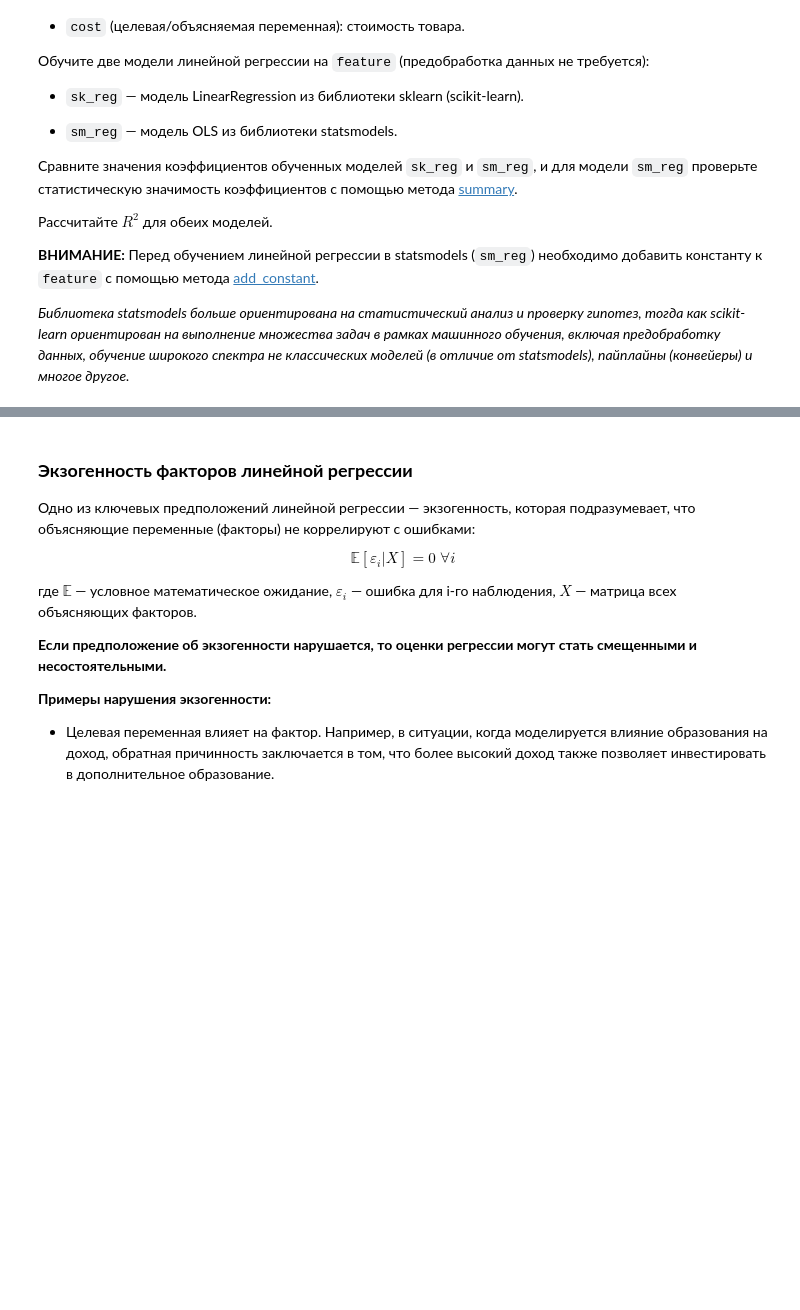
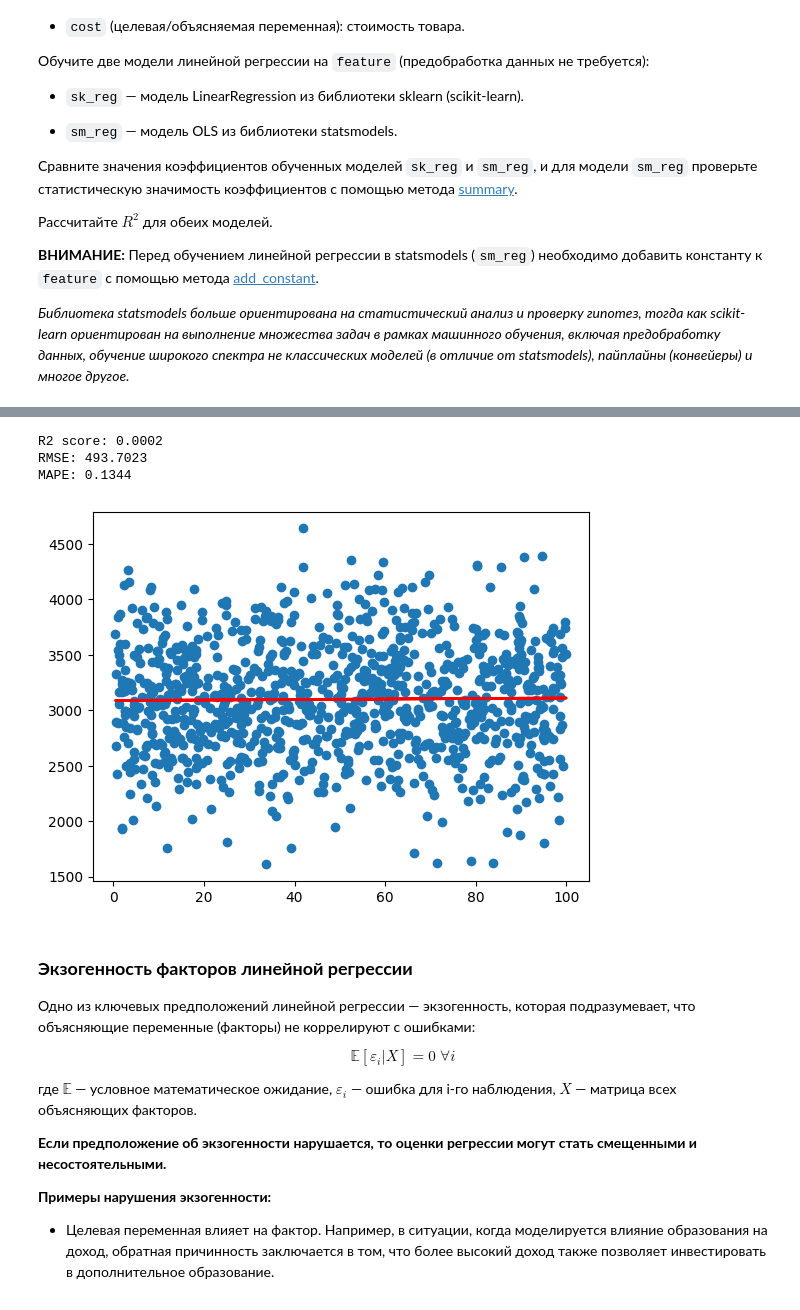
Before and after one commit to HoshiBatista/ODS.ai-Classic-ML-course, a Jupyter notebook: notebooks/home_work_1/01. Задание.ipynb, the cells around one changed output, grey strips where cells are left out. Drawn from its saved outputs; the diff is of its cells as text; code cells hidden in the pictures; blank space fills up the shorter version.

```diff
--- a/notebooks/home_work_1/01. Задание.ipynb
+++ b/notebooks/home_work_1/01. Задание.ipynb
@@ -218,16 +258,24 @@ print(sm_reg.summary())
 # %%
 # Посчитайте метрики качества модели sm_reg
 
-metrics_report(...)
+metrics_report(cost, sm_reg.predict(feature_const))
+# %% [output]
+R2 score: 0.0002
+RMSE: 493.7023
+MAPE: 0.1344
 # %%
 # Постройте точечную диаграмму cost ~ feature и нанесите на нее предсказания одной из моделей
 
 plt.scatter(
-    x=...,
-    y=...
+    x=feature.flatten(),
+    y=cost
 )
-plt.plot(feature, ..., color='r')
+
+predictions_sk = sk_reg.predict(feature)
+plt.plot(feature, predictions_sk, color='r', linewidth=2)
 plt.show()
+# %% [output]
+[figure, added]
 # %% [markdown]
 ### **Экзогенность факторов линейной регрессии**
 
```
Also changed, not shown: parts of 26 cells of this notebook.
